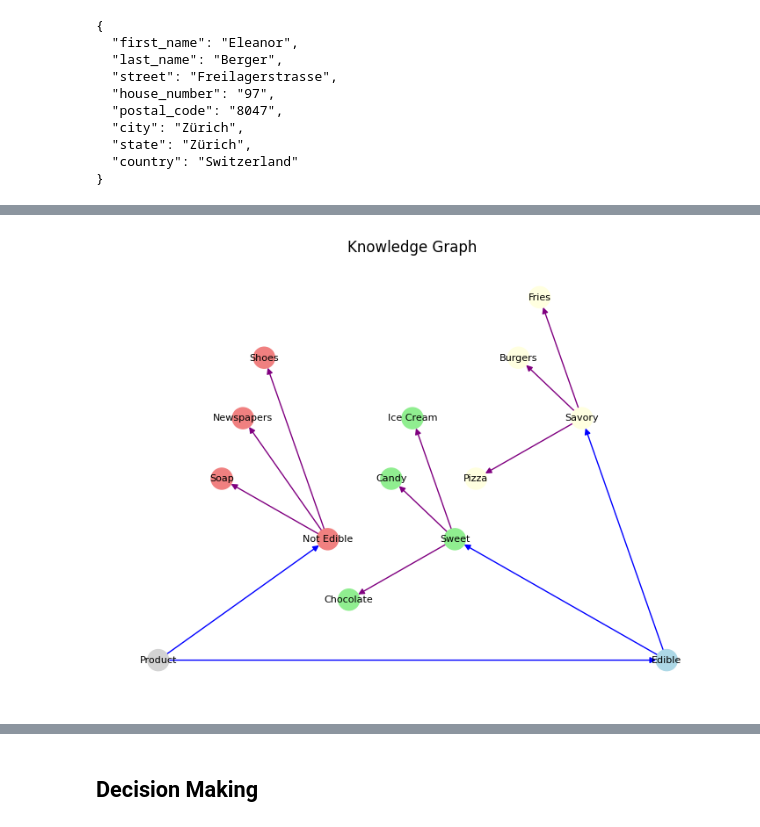
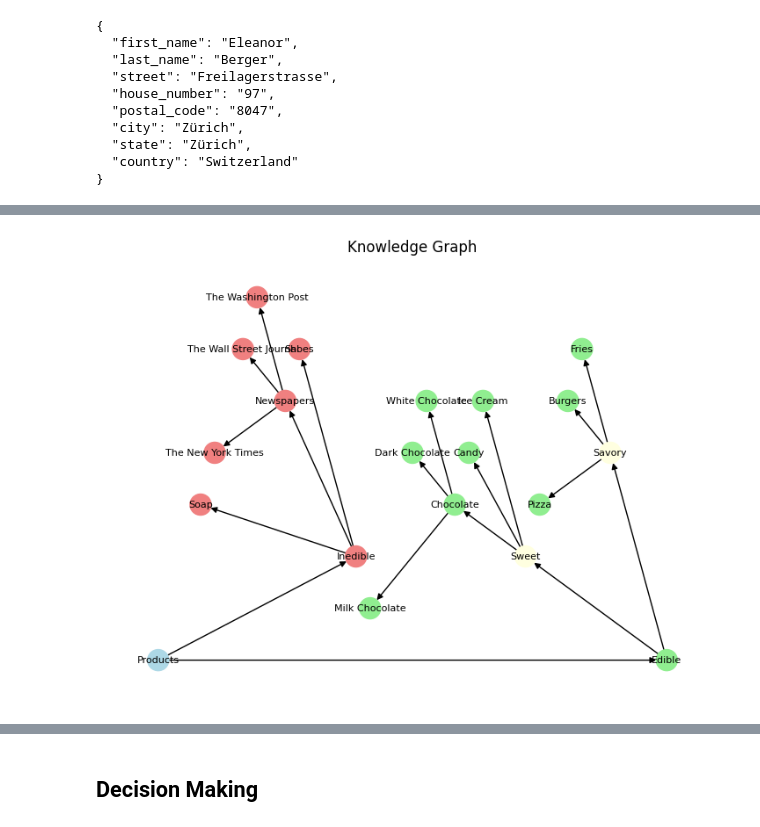
Before and after one commit to intellectronica/llms-beyond-chat, a Jupyter notebook: llms-beyond-chat.ipynb, the cells around one changed output, grey strips where cells are left out. Cells and saved outputs as stored; diff of their text form; code cells hidden in the pictures.

```diff
--- a/llms-beyond-chat.ipynb
+++ b/llms-beyond-chat.ipynb
@@ -52,9 +52,9 @@ def json_dataframe(data):
     pd.set_option('display.max_columns', None)
     pd.set_option('display.expand_frame_repr', False)
     pd.set_option('display.max_colwidth', None)
-    return pd.DataFrame([item.dict() for item in data])
+    return pd.DataFrame([item.dict() for item in data]).style.set_properties(**{'text-align': 'left'})
 
-def llm(response_model: BaseModel = BaseModel, system: str = None, user: str = None):
+def llm(response_model: BaseModel = BaseModel, system: str = None, user: str = None, temperature: float = 0.0, max_tokens: int = 1000):
     messages = []
     if system:
         messages.append({"role": "system", "content": system})
@@ -64,6 +64,8 @@ def llm(response_model: BaseModel = BaseModel, system: str = None, user: str = N
         model=GPT_4_O_MODEL_NAME,
         response_model=response_model,
         messages=messages,
+        temperature=temperature,
+        max_tokens=max_tokens,
     )
     return result
 # %% [markdown]
@@ -214,37 +221,39 @@ class Edge(BaseModel):
 class KnowledgeGraph(BaseModel):
     nodes: List[Node] = Field(..., default_factory=list)
     edges: List[Edge] = Field(..., default_factory=list)
 
 input_text = (
-    "Some products are edible and others are not. Soap, newspapers, and shoes, for example, "
-    "are not edible. Of the products that are edible, some are sweet and others are savory. "
-    "Chocolate, candy, and ice cream are sweet, while pizza, burgers, and fries are savory."
+    "Some products are edible and others are inedible. Soap, newspapers, and shoes, for example, "
+    "are inedible. Of the products that are edible, some are sweet and others are savory. "
+    "Chocolate, candy, and ice cream are sweet, while pizza, burgers, and fries are savory. "
+    "Chocolate comes in different forms, such as milk chocolate, dark chocolate, and white chocolate. "
+    "The New York Times, The Wall Street Journal, and The Washington Post are newspapers."
 )
 
 knowledge_graph = llm(
     KnowledgeGraph,
     "Help the user understand the provided text by generating a knowledge graph.",
     input_text,
 )
 
 def visualize_graph(kg: KnowledgeGraph):
     G = nx.DiGraph()
     for node in kg.nodes:
         G.add_node(node.id, label=node.label, color=node.color)
     for edge in knowledge_graph.edges:
         G.add_edge(edge.source, edge.target, label=edge.label, color=edge.color)
     pos = nx.planar_layout(G)
     node_colors = [node[1]['color'] for node in G.nodes(data=True)]
     edge_colors = [edge[2]['color'] for edge in G.edges(data=True)]
     labels = {node[0]: node[1]['label'] for node in G.nodes(data=True)}
     plt.figure(figsize=(7, 5))
     nx.draw(G, pos, labels=labels, with_labels=True, node_color=node_colors, edge_color=edge_colors, font_size=8)
     plt.title("Knowledge Graph")
     plt.show()
 
 visualize_graph(knowledge_graph)
 # %% [output]
-[figure, old version]
+[figure, new version]
 # %%
 class NounPhrase(BaseModel):
     det: str
```
Also changed, not shown: parts of 3 cells of this notebook.
